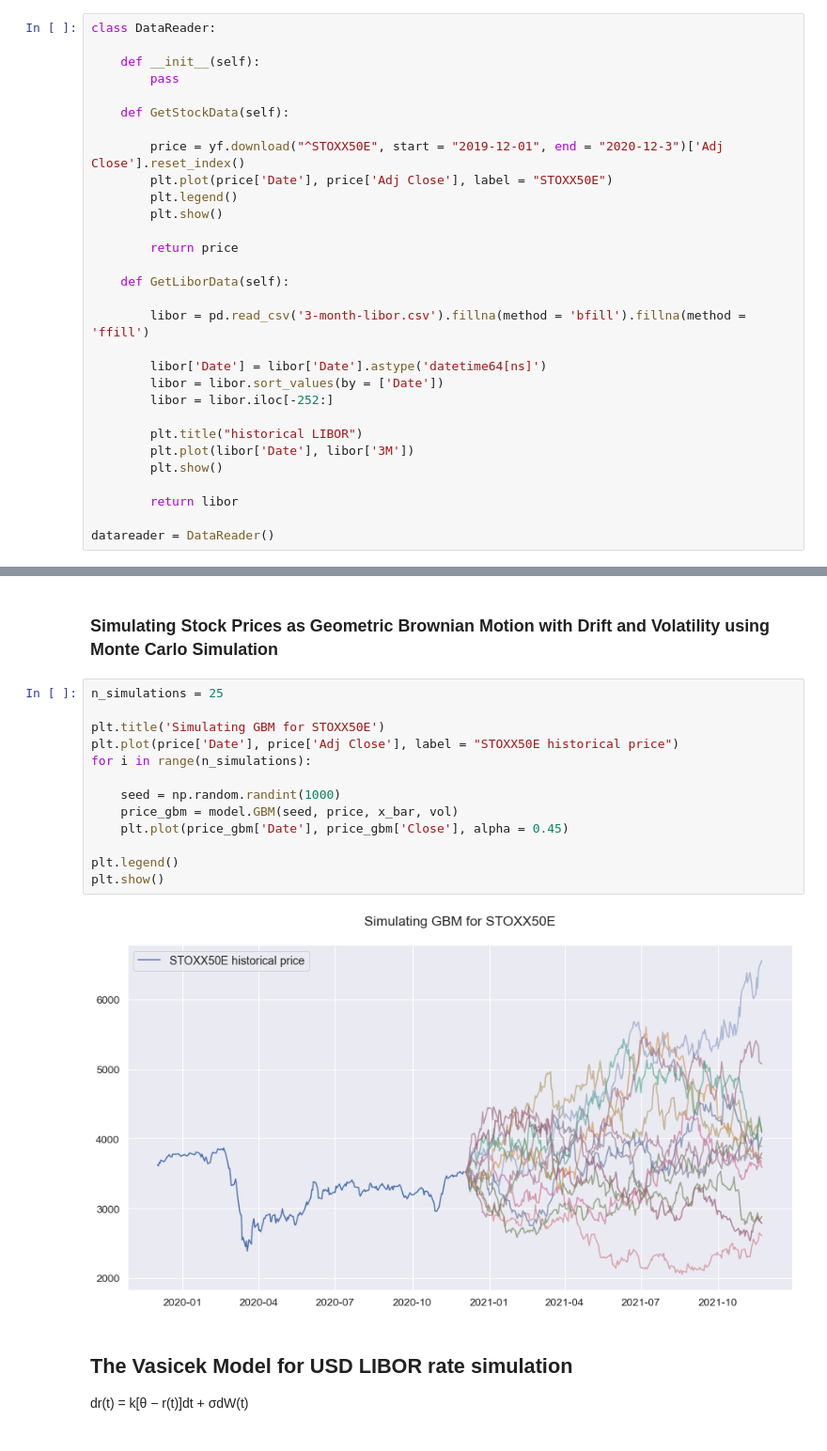
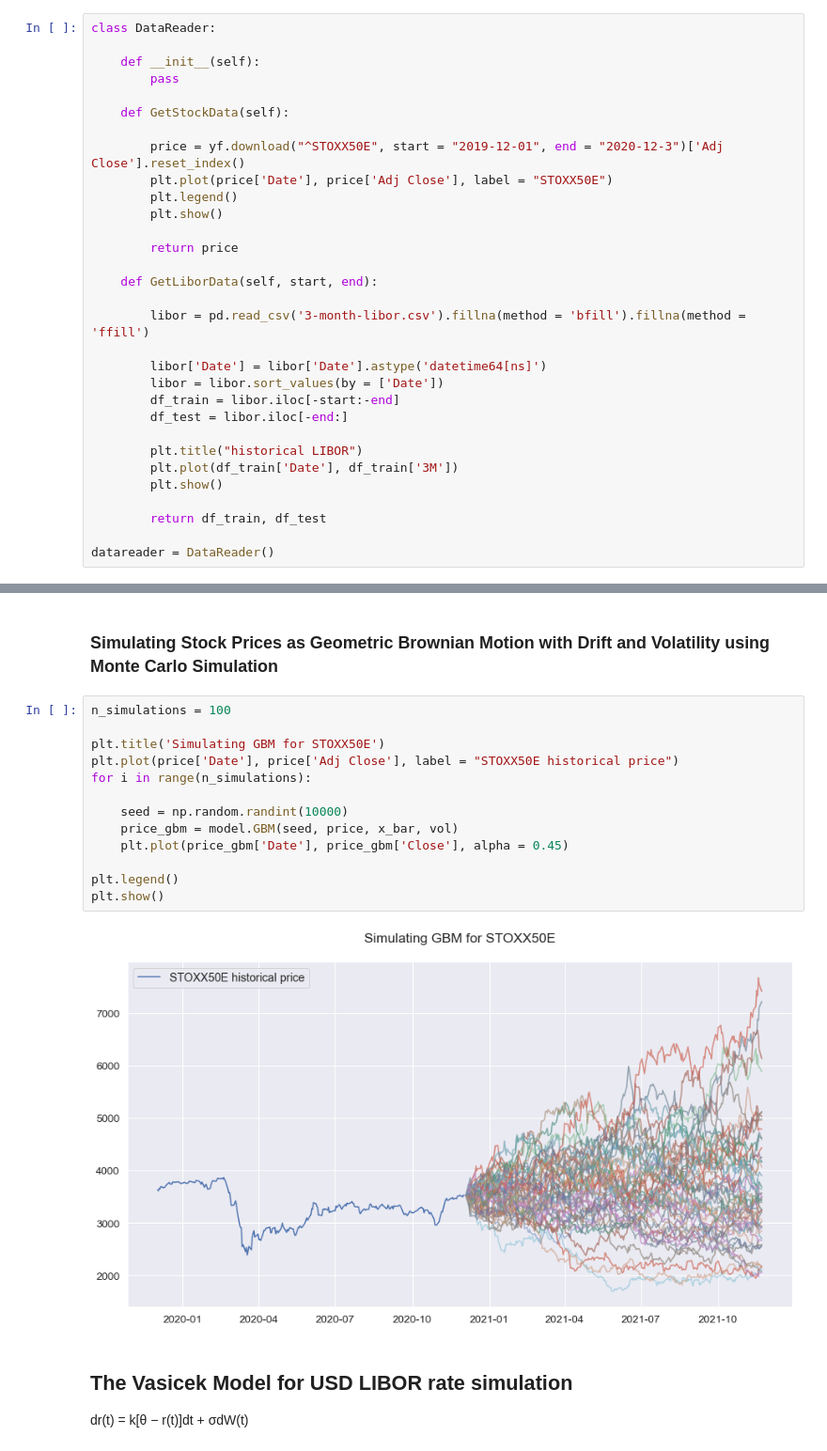
Before and after one commit to abhishekprog0/StructuredPricingEngine, a Jupyter notebook: Structured & Hybrid Project 2020.ipynb, the cells around one changed output, grey strips where cells are left out. Shown: that part at 94% size. Saved outputs shown, nothing was run; the diff lists cells and outputs as text.

```diff
--- a/Structured & Hybrid Project 2020.ipynb
+++ b/Structured & Hybrid Project 2020.ipynb
@@ -55,19 +55,20 @@ class DataReader:
 
         return price
 
-    def GetLiborData(self):
+    def GetLiborData(self, start, end):
 
         libor = pd.read_csv('3-month-libor.csv').fillna(method = 'bfill').fillna(method = 'ffill')
 
         libor['Date'] = libor['Date'].astype('datetime64[ns]')
         libor = libor.sort_values(by = ['Date'])
-        libor = libor.iloc[-252:]
+        df_train = libor.iloc[-start:-end]
+        df_test = libor.iloc[-end:]
 
         plt.title("historical LIBOR")
-        plt.plot(libor['Date'], libor['3M'])
+        plt.plot(df_train['Date'], df_train['3M'])
         plt.show()
 
-        return libor
+        return df_train, df_test
 
 datareader = DataReader()
 # %%
@@ -212,20 +250,20 @@ MLE for Volatility parameter(σ) : 0.020456189051262293
 # %% [markdown]
 ### Simulating Stock Prices as Geometric Brownian Motion with Drift and Volatility using Monte Carlo Simulation
 # %%
-n_simulations = 25
+n_simulations = 100
 
 plt.title('Simulating GBM for STOXX50E')
 plt.plot(price['Date'], price['Adj Close'], label = "STOXX50E historical price")
 for i in range(n_simulations):
 
-    seed = np.random.randint(1000)
+    seed = np.random.randint(10000)
     price_gbm = model.GBM(seed, price, x_bar, vol)
     plt.plot(price_gbm['Date'], price_gbm['Close'], alpha = 0.45)
 
 plt.legend()
 plt.show()
 # %% [output]
-[figure, old version]
+[figure, new version]
 # %% [markdown]
 ## The Vasicek Model for USD LIBOR rate simulation
 dr(t) = k[θ − r(t)]dt + σdW(t)
```
Also changed, not shown: parts of 10 cells of this notebook.
